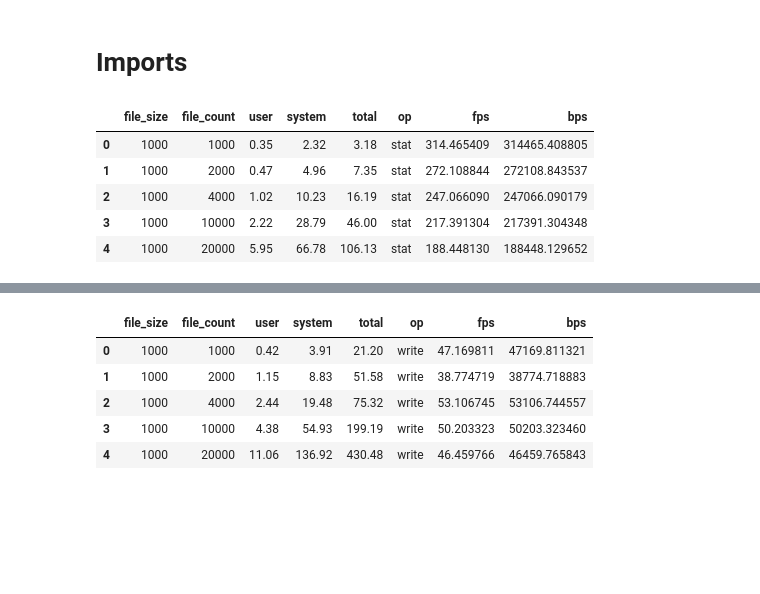
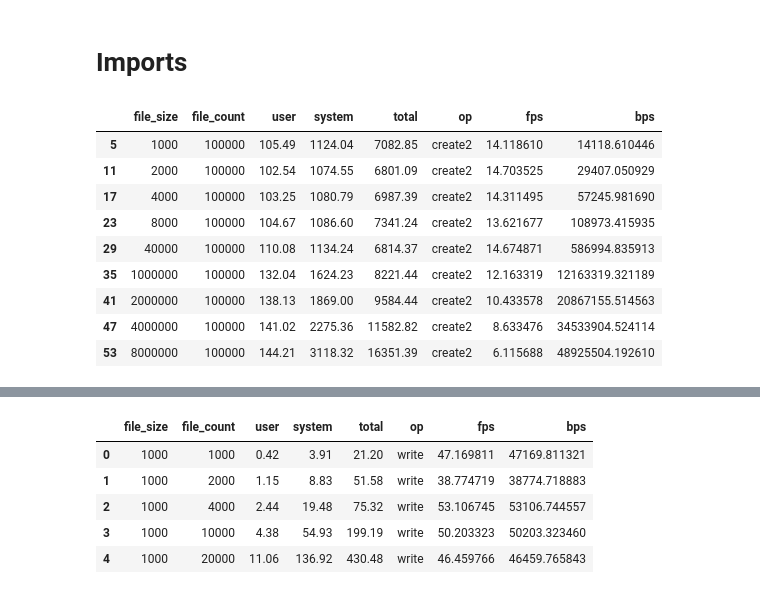
Before and after one commit to svemeyer/SmallFiles, a Jupyter notebook: src/ipy/SmallFiles.ipynb, the cells around one changed output, grey strips where cells are left out. Drawn from its saved outputs; the diff is of its cells as text; code cells hidden in the pictures; blank space fills up the shorter version.

```diff
--- a/src/ipy/SmallFiles.ipynb
+++ b/src/ipy/SmallFiles.ipynb
@@ -764,31 +764,37 @@ import pandas as pd
 import matplotlib.pyplot as plt
 
 createres = pd.io.parsers.read_csv('create.csv', header=0)
-findres = pd.io.parsers.read_csv('find.csv',header=0)
-lsres = pd.io.parsers.read_csv('ls.csv', header=0)
-statres = pd.io.parsers.read_csv('stat.csv', header=0)
-writeres = pd.io.parsers.read_csv('write.csv', header=0)
-readres = pd.io.parsers.read_csv('read.csv', header=0)
+create2res = pd.io.parsers.read_csv('create2.csv', header=0)
+findres = pd.io.parsers.read_csv('find2.csv',header=0)
+lsres = pd.io.parsers.read_csv('ls2.csv', header=0)
+statres = pd.io.parsers.read_csv('stat2.csv', header=0)
+writeres = pd.io.parsers.read_csv('write2.csv', header=0)
+readres = pd.io.parsers.read_csv('read2.csv', header=0)
 # pathofres = pd.io.parsers.read_csv('pathof.csv', header=0)
 # tarres = ps.io.parsers.read_csv('tar.csv', header=0)
 # zipres = ps.io.parsers.read_csv('zip.csv', header=0)
 
-results = { 'create' : createres, 'find' : findres, 'ls' : lsres, 'stat' : statres, 'write' : writeres, 'read' : readres }
+results = { 'create' : createres, 'create2' : create2res, 'find' : findres, 'ls' : lsres, 'stat' : statres, 'write' : writeres, 'read' : readres }
 
 for op in results.keys():
     df = results[op]
     df['op'] = op
-    df = df[(df['file_size'] < 2000000)]
+    # df = df[(df['file_size'] < 2000000)]
     df['fps'] = df['file_count'] / df['total']
     df['bps'] = df['fps'] * df['file_size']
     results[op] = df
 # %%
-allres = pd.concat(results.values())
-allres.head()
+allres = pd.concat(results.values(), join='outer')
+allcreate = allres[allres.op == 'create2']
+allcreate[allcreate.file_count == 100000]
 # %% [output]
 |  | file_size | file_count | user | system | total | op | fps | bps |
-| 0 | 1000 | 1000 | 0.35 | 2.32 | 3.18 | stat | 314.465409 | 314465.408805 |
-| 1 | 1000 | 2000 | 0.47 | 4.96 | 7.35 | stat | 272.108844 | 272108.843537 |
-| 2 | 1000 | 4000 | 1.02 | 10.23 | 16.19 | stat | 247.066090 | 247066.090179 |
-| 3 | 1000 | 10000 | 2.22 | 28.79 | 46.00 | stat | 217.391304 | 217391.304348 |
-| 4 | 1000 | 20000 | 5.95 | 66.78 | 106.13 | stat | 188.448130 | 188448.129652 |
+| 5 | 1000 | 100000 | 105.49 | 1124.04 | 7082.85 | create2 | 14.118610 | 14118.610446 |
+| 11 | 2000 | 100000 | 102.54 | 1074.55 | 6801.09 | create2 | 14.703525 | 29407.050929 |
+| 17 | 4000 | 100000 | 103.25 | 1080.79 | 6987.39 | create2 | 14.311495 | 57245.981690 |
+| 23 | 8000 | 100000 | 104.67 | 1086.60 | 7341.24 | create2 | 13.621677 | 108973.415935 |
+| 29 | 40000 | 100000 | 110.08 | 1134.24 | 6814.37 | create2 | 14.674871 | 586994.835913 |
+| 35 | 1000000 | 100000 | 132.04 | 1624.23 | 8221.44 | create2 | 12.163319 | 12163319.321189 |
+| 41 | 2000000 | 100000 | 138.13 | 1869.00 | 9584.44 | create2 | 10.433578 | 20867155.514563 |
+| 47 | 4000000 | 100000 | 141.02 | 2275.36 | 11582.82 | create2 | 8.633476 | 34533904.524114 |
+| 53 | 8000000 | 100000 | 144.21 | 3118.32 | 16351.39 | create2 | 6.115688 | 48925504.192610 |
```
Also changed, not shown: parts of 5 cells of this notebook, 8 other files.
